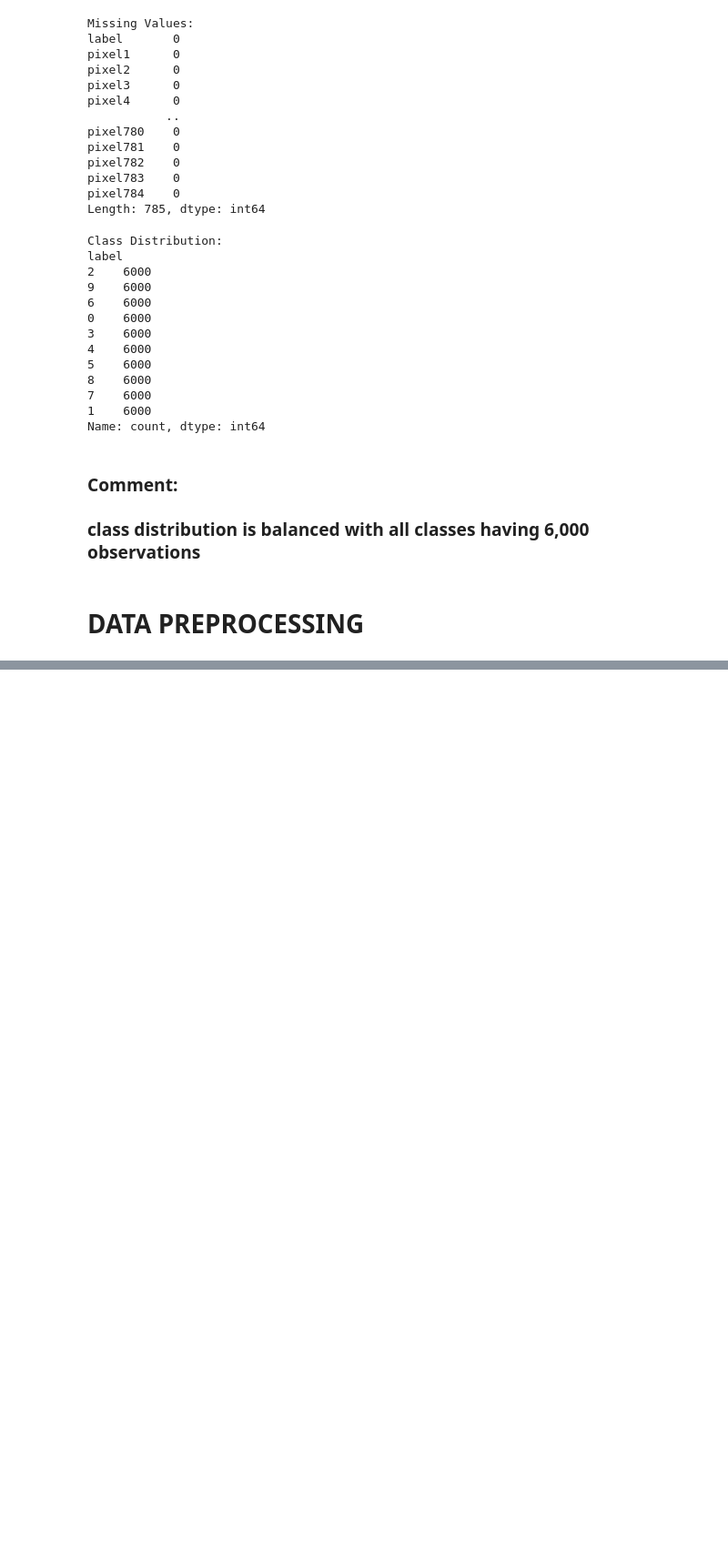
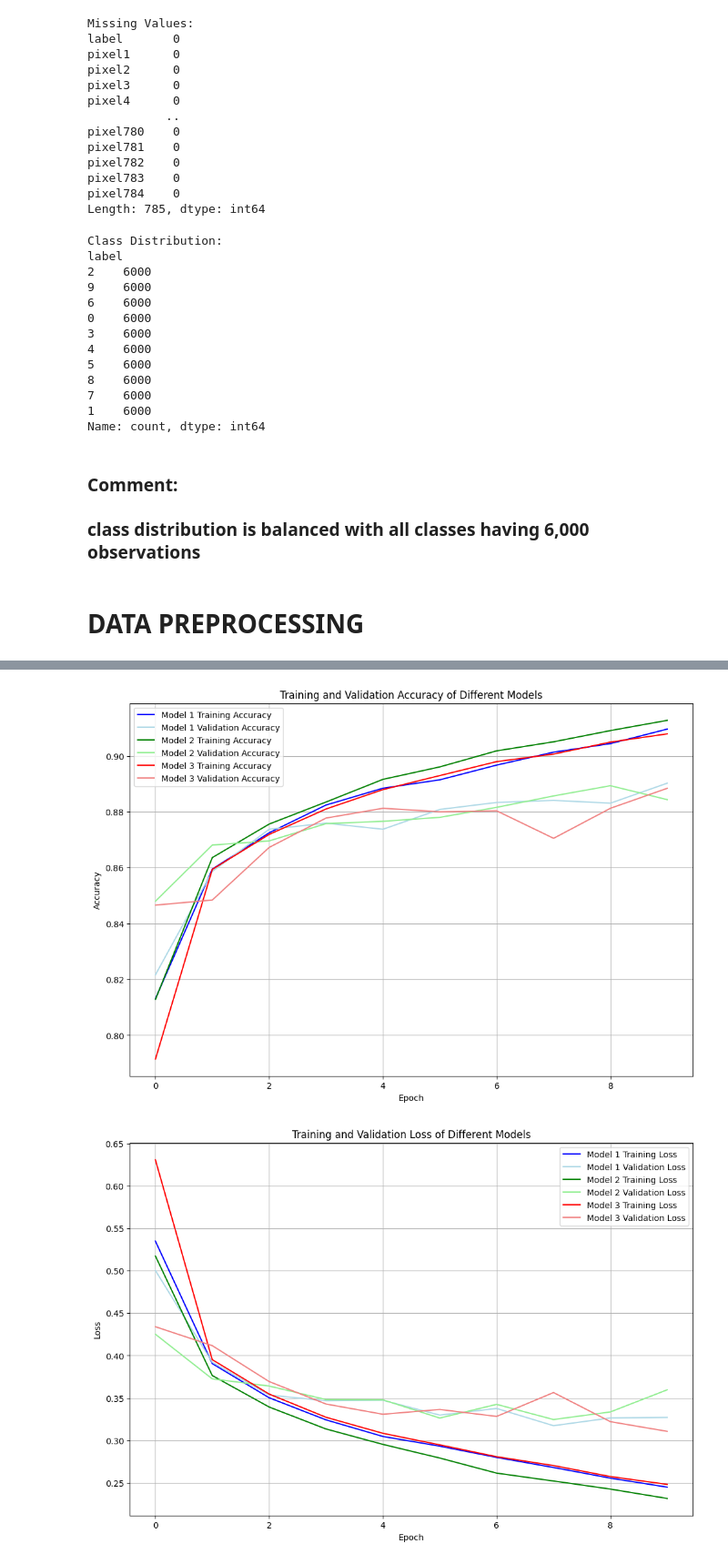
Before and after one commit to Chukwuemekaokafor77/CSCN8010-LAB, a Jupyter notebook: lab82.ipynb, the cells around one changed output, grey strips where cells are left out. Shown: that part at 91% size. Drawn from its saved outputs; the diff is of its cells as text; code cells hidden in the pictures; blank space fills up the shorter version.

```diff
--- a/lab82.ipynb
+++ b/lab82.ipynb
@@ -412,0 +399,41 @@ Recall for class 'Ankle boot': [0.99]
+# %%
+import matplotlib.pyplot as plt
+
+# Plot training and validation accuracy for each model
+plt.figure(figsize=(12, 8))
+plt.plot(history.history['accuracy'], label='Model 1 Training Accuracy', color='blue')
+plt.plot(history.history['val_accuracy'], label='Model 1 Validation Accuracy', color='lightblue')
+
+plt.plot(history_2.history['accuracy'], label='Model 2 Training Accuracy', color='green')
+plt.plot(history_2.history['val_accuracy'], label='Model 2 Validation Accuracy', color='lightgreen')
+
+plt.plot(history_3.history['accuracy'], label='Model 3 Training Accuracy', color='red')
+plt.plot(history_3.history['val_accuracy'], label='Model 3 Validation Accuracy', color='lightcoral')
+
+plt.title('Training and Validation Accuracy of Different Models')
+plt.xlabel('Epoch')
+plt.ylabel('Accuracy')
+plt.legend()
+plt.grid(True)
+plt.show()
+
+# Plot training and validation loss for each model
+plt.figure(figsize=(12, 8))
+plt.plot(history.history['loss'], label='Model 1 Training Loss', color='blue')
+plt.plot(history.history['val_loss'], label='Model 1 Validation Loss', color='lightblue')
+
+plt.plot(history_2.history['loss'], label='Model 2 Training Loss', color='green')
+plt.plot(history_2.history['val_loss'], label='Model 2 Validation Loss', color='lightgreen')
+
+plt.plot(history_3.history['loss'], label='Model 3 Training Loss', color='red')
+plt.plot(history_3.history['val_loss'], label='Model 3 Validation Loss', color='lightcoral')
+
+plt.title('Training and Validation Loss of Different Models')
+plt.xlabel('Epoch')
+plt.ylabel('Loss')
+plt.legend()
+plt.grid(True)
+plt.show()
+# %% [output]
+[figure, added]
+[figure, added]
```
Also changed, not shown: parts of 45 cells of this notebook, 6 other files.
